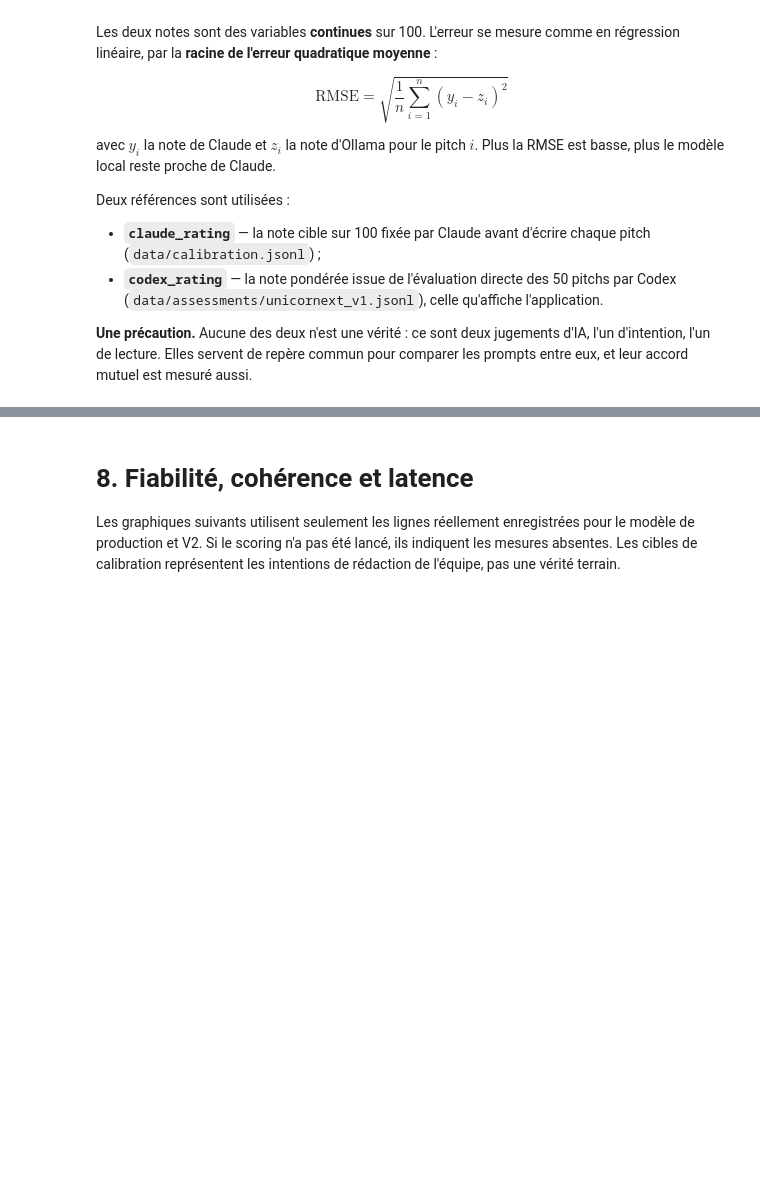
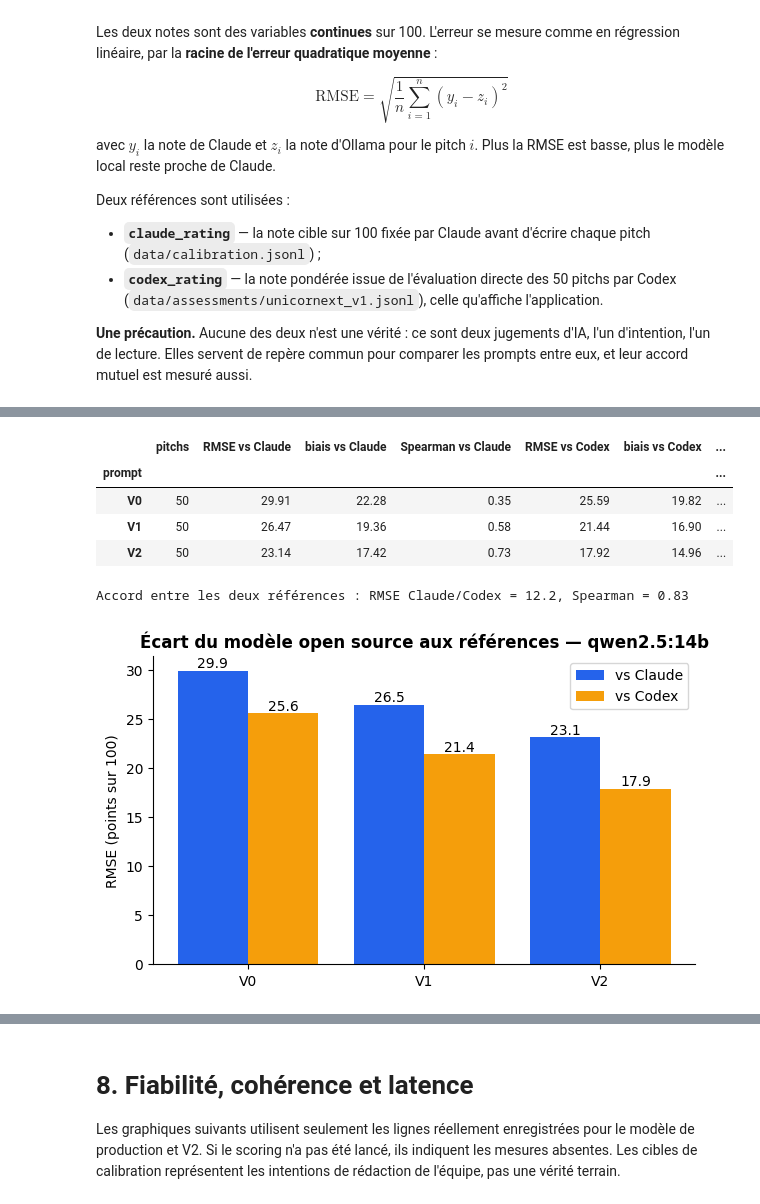
Before and after one commit to anymous115/Super_Project, a Jupyter notebook: 08_quality_vs_cost_benchmark.ipynb, the cells around one changed output, grey strips where cells are left out. Drawn from its saved outputs; the diff is of its cells as text; code cells hidden in the pictures; blank space fills up the shorter version.

```diff
--- a/08_quality_vs_cost_benchmark.ipynb
+++ b/08_quality_vs_cost_benchmark.ipynb
@@ -639,35 +673,43 @@ def rmse(y, z):
 
 rows = []
 for version in PROMPT_VERSIONS:
     column = f'ollama_rating_{version}'
     if column not in ratings:
         continue
     scored = ratings[ratings[column].notna()]
     row = {'prompt': version, 'pitchs': len(scored)}
     for reference in ('claude_rating', 'codex_rating'):
         name = reference.split('_')[0].capitalize()
         row[f'RMSE vs {name}'] = rmse(scored[reference], scored[column])
         row[f'biais vs {name}'] = float((scored[column] - scored[reference]).mean())
-        row[f'Spearman vs {name}'] = scored[reference].corr(scored[column], method='spearman')
+        row[f'Spearman vs {name}'] = scored[reference].rank().corr(scored[column].rank())
     rows.append(row)
 error_df = pd.DataFrame(rows).set_index('prompt').round(2)
 error_df['RMSE'] = error_df['RMSE vs Claude']   # la métrique demandée
 display(error_df.drop(columns='RMSE'))
 
 both = ratings[['claude_rating', 'codex_rating']].dropna()
 print(f"Accord entre les deux références : RMSE Claude/Codex = {rmse(both['claude_rating'], both['codex_rating']):.1f}, "
-      f"Spearman = {both['claude_rating'].corr(both['codex_rating'], method='spearman'):.2f}")
+      f"Spearman = {both['claude_rating'].rank().corr(both['codex_rating'].rank()):.2f}")
 
 fig, ax = plt.subplots(figsize=(7, 4))
 x = np.arange(len(error_df))
 bars_claude = ax.bar(x - 0.2, error_df['RMSE vs Claude'], width=0.4, color=PLOT_COLORS['primary'], label='vs Claude')
 bars_codex = ax.bar(x + 0.2, error_df['RMSE vs Codex'], width=0.4, color=PLOT_COLORS['secondary'], label='vs Codex')
 ax.bar_label(bars_claude, fmt='%.1f'); ax.bar_label(bars_codex, fmt='%.1f')
 ax.set_xticks(x, error_df.index)
 ax.set_ylabel('RMSE (points sur 100)')
 ax.set_title(f"Écart du modèle open source aux références — {MODELS['local'].name}")
 ax.legend()
 plt.show()
+# %% [output]
+|  | pitchs | RMSE vs Claude | biais vs Claude | Spearman vs Claude | RMSE vs Codex | biais vs Codex | ... |
+| prompt |  |  |  |  |  |  | ... |
+| V0 | 50 | 29.91 | 22.28 | 0.35 | 25.59 | 19.82 | ... |
+| V1 | 50 | 26.47 | 19.36 | 0.58 | 21.44 | 16.90 | ... |
+| V2 | 50 | 23.14 | 17.42 | 0.73 | 17.92 | 14.96 | ... |
+Accord entre les deux références : RMSE Claude/Codex = 12.2, Spearman = 0.83
+[figure, added]
 # %%
 # Où se loge l'erreur : note de Claude en abscisse, note d'Ollama en ordonnée
 versions = [v for v in PROMPT_VERSIONS if f'ollama_rating_{v}' in ratings]
```
Also changed, not shown: parts of 18 cells of this notebook, 1 other file.
